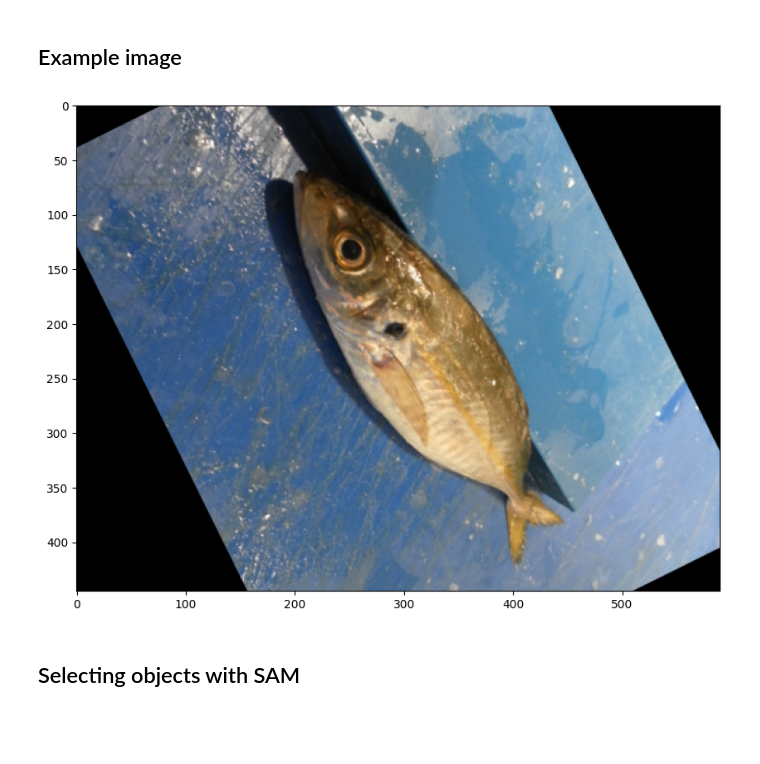
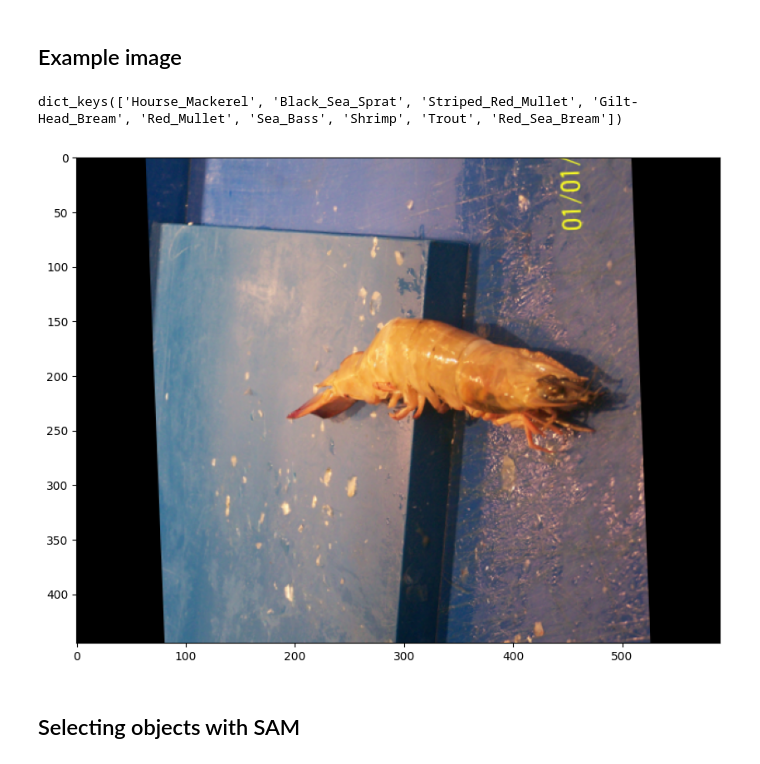
Before and after one commit to ana-bernal/P7_preuve-concept, a Jupyter notebook: 01_exploration.ipynb, the cells around one changed output. Drawn from its saved outputs; the diff is of its cells as text; code cells hidden in the pictures; blank space fills up the shorter version.

```diff
--- a/01_exploration.ipynb
+++ b/01_exploration.ipynb
@@ -143,16 +149,20 @@ def show_box(box, ax):
     ax.add_patch(plt.Rectangle((x0, y0), w, h, edgecolor='green', facecolor=(0,0,0,0), lw=2))
 # %% [markdown]
 ## Example image
+# %%
+dataset.keys()
+# %% [output]
+dict_keys(['Hourse_Mackerel', 'Black_Sea_Sprat', 'Striped_Red_Mullet', 'Gilt-Head_Bream', 'Red_Mullet', 'Sea_Bass', 'Shrimp', 'Trout', 'Red_Sea_Bream'])
 # %%
-sample_img = dataset['Hourse_Mackerel']['imgs'][0]
-sample_gt = dataset['Hourse_Mackerel']['gt'][0]
+sample_img = dataset['Shrimp']['imgs'][5]
+sample_gt = dataset['Shrimp']['gt'][5]
 
 plt.figure(figsize=(10,10))
 plt.imshow(sample_img)
 plt.axis('on')
 plt.show()
 # %% [output]
-[figure, old version]
+[figure, new version]
 # %% [markdown]
 ## Selecting objects with SAM
 # %% [markdown]
```
Also changed, not shown: parts of 35 cells of this notebook.
